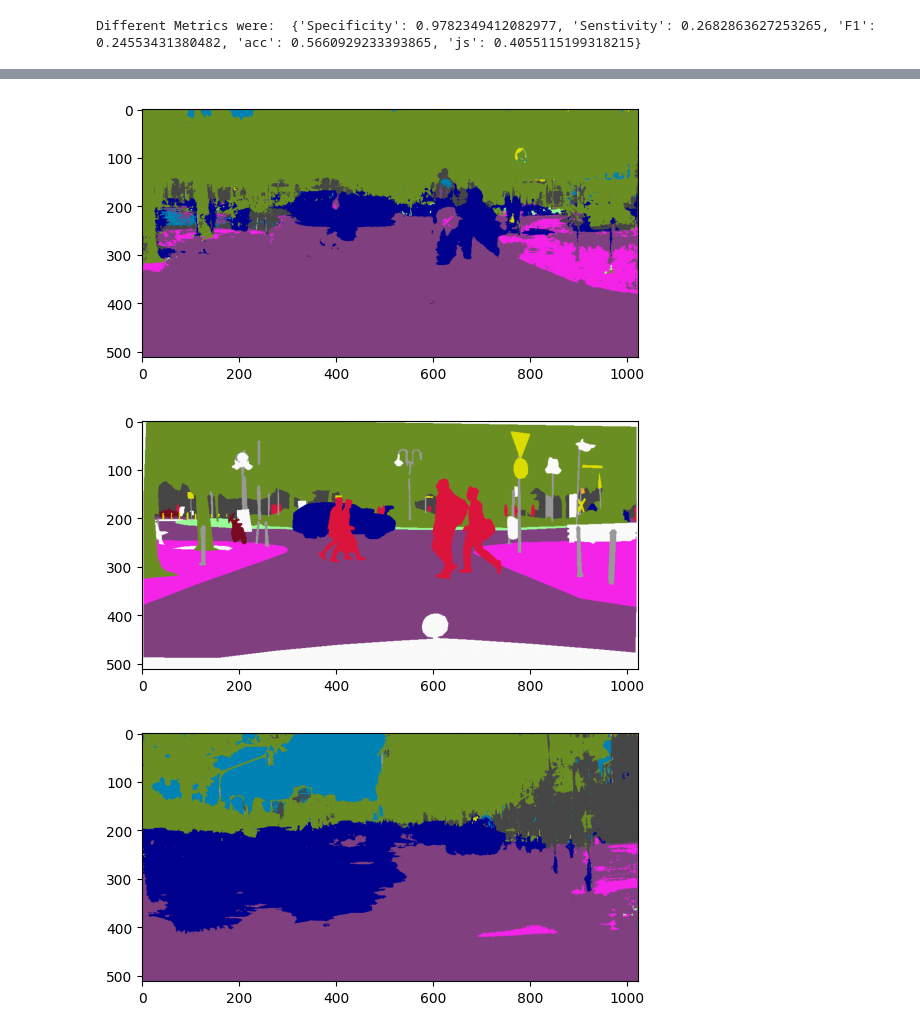
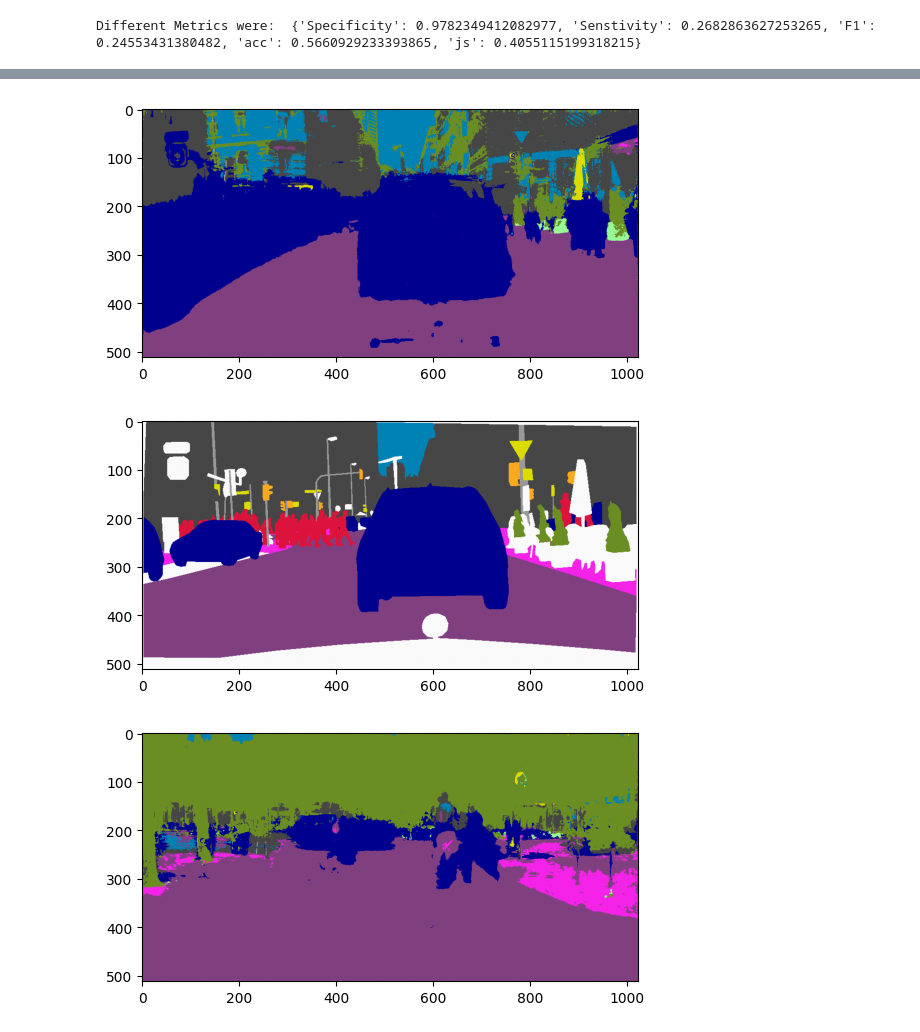
Before and after one commit to Vishy-A/DeepLearning, a Jupyter notebook: finalproject/train.ipynb, the cells around one changed output, grey strips where cells are left out. Drawn from its saved outputs; the diff is of its cells as text; code cells hidden in the pictures.

```diff
--- a/finalproject/train.ipynb
+++ b/finalproject/train.ipynb
@@ -772,34 +773,34 @@ model.eval()
 with torch.no_grad():
     for image_num, (val_images, val_labels) in tqdm(enumerate(val_loader)):
 
         val_images = val_images.to(device)
         val_labels = val_labels.to(device)
 
         # model prediction
         val_pred = model(val_images)
 
         # Coverting val_pred from (1, 19, 512, 1024) to (1, 512, 1024)
         # considering predictions with highest scores for each pixel among 19 classes
         prediction = val_pred.data.max(1)[1].cpu().numpy()
         ground_truth = val_labels.data.cpu().numpy()
 
         # replace 100 to change number of images to print.
         # 500 % 100 = 5. So, we will get 5 predictions and ground truths
-        if image_num % 100 == 0:
+        if image_num % 50 == 0:
 
             # Model Prediction
             decoded_pred = val_data.decode_segmap(prediction[0])
             plt.imshow(decoded_pred)
             plt.show()
             plt.clf()
 
             # Ground Truth
             decode_gt = val_data.decode_segmap(ground_truth[0])
             plt.imshow(decode_gt)
             plt.show()
 # %% [output]
 [figure]
 [figure]
-[figure, old version]
+[figure, new version]
-[figure, old version]
+[figure, new version]
-[figure, old version]
+[figure, new version]
```
Also changed, not shown: parts of 3 cells of this notebook.
